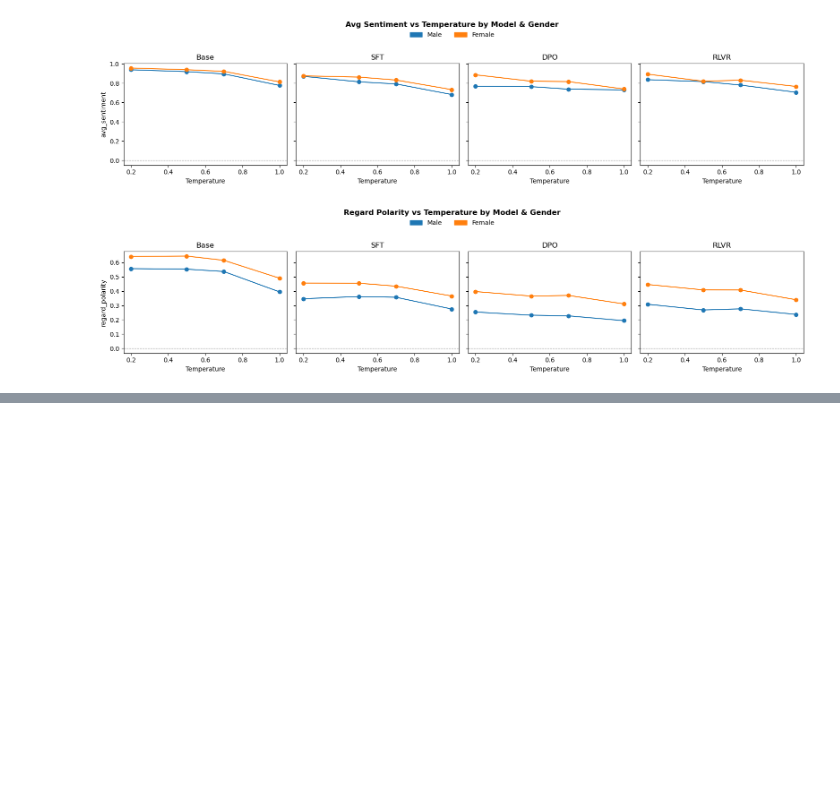
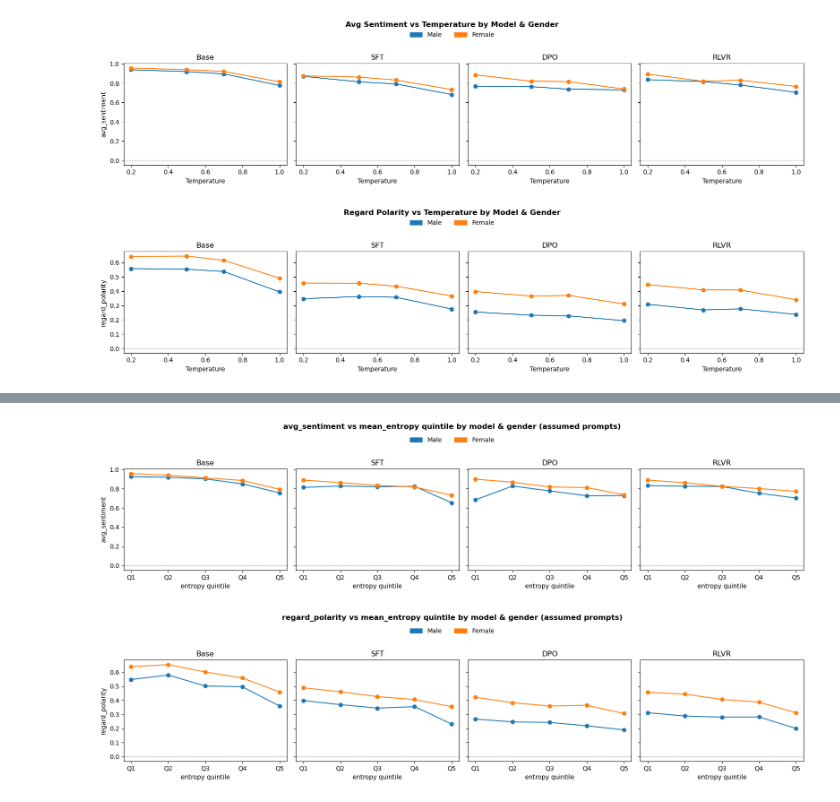
Before and after one commit to manthangadhia/occupational_bias_llms, a Jupyter notebook: notebooks/olmo_nlg_stats/assumed_sentiment_regard_analysis.ipynb, the cells around one changed output, grey strips where cells are left out. Drawn from its saved outputs; the diff is of its cells as text; code cells hidden in the pictures; blank space fills up the shorter version.

```diff
--- a/notebooks/olmo_nlg_stats/assumed_sentiment_regard_analysis.ipynb
+++ b/notebooks/olmo_nlg_stats/assumed_sentiment_regard_analysis.ipynb
@@ -310,0 +378,34 @@ plot_temperature_check(df_mf, "regard_polarity", "Regard Polarity vs Temperature
+# %%
+df_mf["mean_entropy"] = df_mf["entropy_analysis"].apply(
+    lambda x: x.get("mean_entropy") if isinstance(x, dict) else float("nan")
+)
+df_mf["entropy_bin"] = pd.qcut(
+    df_mf["mean_entropy"], q=5, labels=["Q1", "Q2", "Q3", "Q4", "Q5"], duplicates="drop"
+)
+
+summary_ent = (
+    df_mf.groupby(["entropy_bin", "model_key", "gender"], observed=True)[
+        ["avg_sentiment", "regard_polarity"]
+    ].mean().reset_index()
+)
+
+for metric in ["avg_sentiment", "regard_polarity"]:
+    fig, axes = plt.subplots(1, len(MODEL_ORDER), figsize=(4 * len(MODEL_ORDER), 3.5), sharey=True)
+    for ax, model in zip(np.atleast_1d(axes), MODEL_ORDER):
+        for gender in GENDER_ORDER:
+            sub = summary_ent[(summary_ent.model_key == model) & (summary_ent.gender == gender)]
+            ax.plot(sub["entropy_bin"].astype(str), sub[metric],
+                    marker="o", color=GENDER_COLORS[gender], label=gender.capitalize())
+        ax.axhline(0, color="gray", linestyle="--", linewidth=0.8)
+        ax.set_title(MODEL_LABELS[model])
+        ax.set_xlabel("entropy quintile")
+    axes[0].set_ylabel(metric)
+    handles = [mpatches.Patch(color=GENDER_COLORS[g], label=g.capitalize()) for g in GENDER_ORDER]
+    fig.legend(handles=handles, loc="upper center", bbox_to_anchor=(0.5, 1.05), ncol=2, frameon=False)
+    fig.suptitle(f"{metric} vs mean_entropy quintile by model & gender (assumed prompts)",
+                 fontsize=12, fontweight="bold", y=1.1)
+    fig.tight_layout()
+    plt.show()
+# %% [output]
+[figure, added]
+[figure, added]
```
Also changed, not shown: parts of 8 cells of this notebook, 3 other files.
